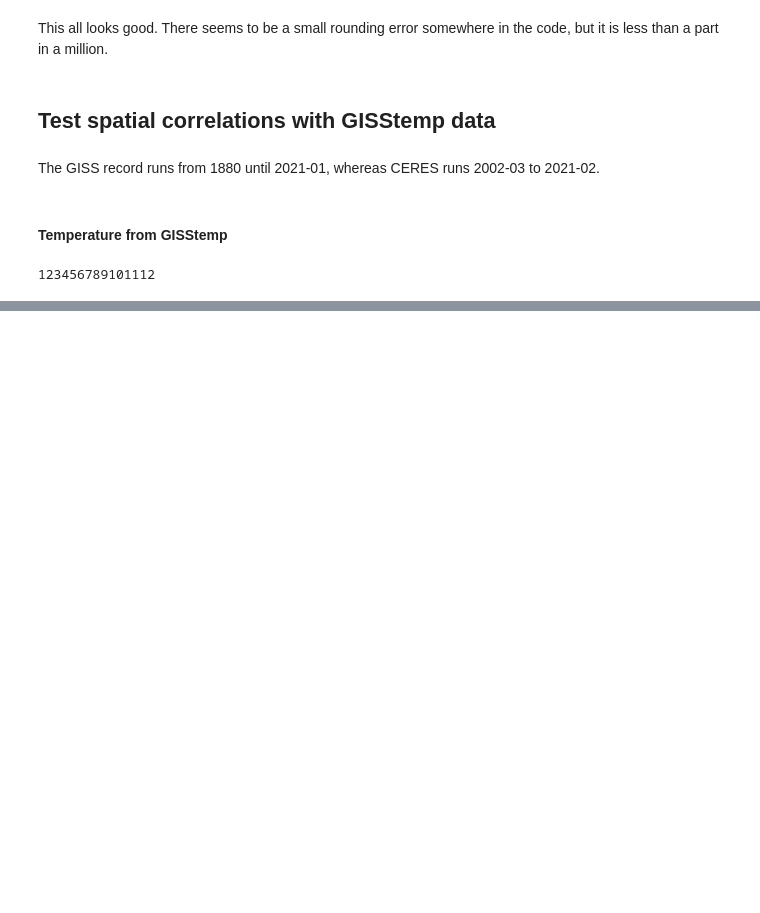
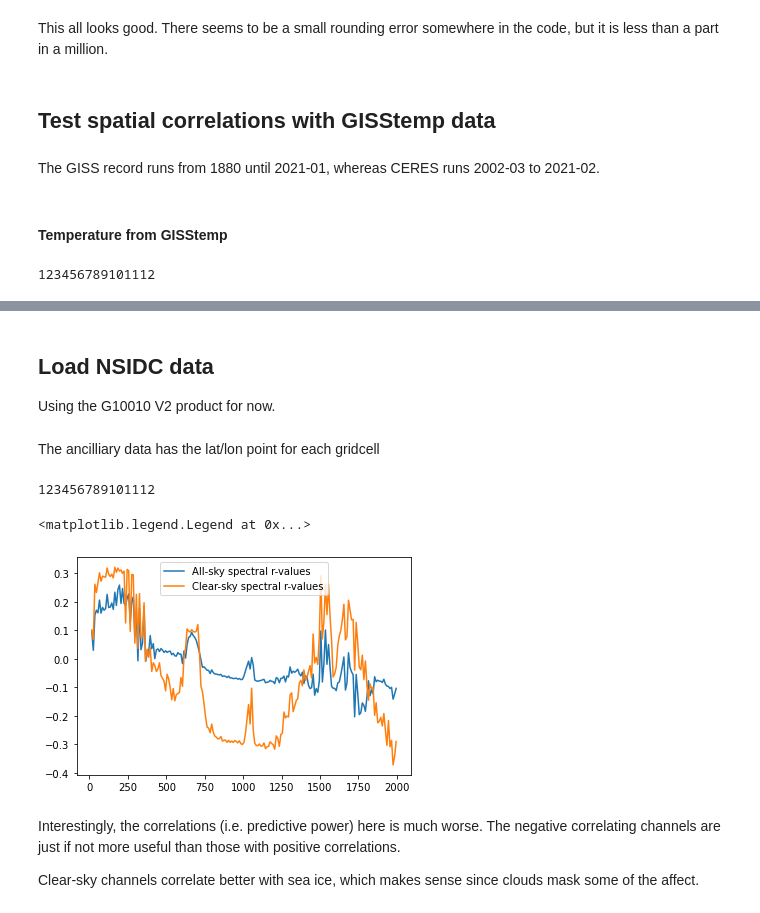
Before and after one commit to jshaw35/spectral_ice, a Jupyter notebook: AIRS_channel_selection.ipynb, the cells around one changed output, grey strips where cells are left out. Drawn from its saved outputs; the diff is of its cells as text; code cells hidden in the pictures; blank space fills up the shorter version.

```diff
--- a/AIRS_channel_selection.ipynb
+++ b/AIRS_channel_selection.ipynb
@@ -254,0 +319,6 @@ plt.plot(trends_reorg.wnum,np.array(rvals_list))
+# %% [markdown]
+## Load NSIDC data
+
+Using the G10010 V2 product for now.
+# %% [markdown]
+The ancilliary data has the lat/lon point for each gridcell
@@ -254,0 +330,47 @@ plt.plot(trends_reorg.wnum,np.array(rvals_list))
+# %%
+try:
+    nsidc_seaice = nsidc_seaice.rename({'latitude':'lat','longitude':'lon'})
+except:
+    pass
+
+# Subset by time and latitude
+g10010_tsel = nsidc_seaice.sel(time=slice('2001-01-01','2020-12-31'),lat=slice(90,59))
+
+# Need to perform a masked and weighted average because areas are not constant and land cells must be masked
+g10010_subset = masked_average(g10010_tsel['seaice_conc'],dim=['lon'],
+                                      weights=g10010_tsel['Gridcell_Area'],mask=(g10010_tsel['LandRegion_mask']==20))
+# %%
+g10010_trends,g10010_statsig,g10010_notnull = compute_trends_n_signif2(g10010_subset)
+# %% [output]
+123456789101112
+# %%
+g10010_interpd = g10010_trends.interp_like(all_data_spec_olr_clr['TREND'])
+# %%
+rvals_g10010 = {}
+rvals_list_g10010 =[]
+
+rvals_g10010_clr = {}
+rvals_list_g10010_clr =[]
+
+for _wnum,_wnum_clr in zip(trends_reorg,trends_clr_reorg):
+
+    r = calculate_spatial_correlation(_wnum,g10010_interpd)
+    r_clr = calculate_spatial_correlation(_wnum_clr,g10010_interpd)
+
+    rvals_g10010[str(_wnum.wnum.values)] = r
+    rvals_list_g10010.append(r)
+
+    rvals_g10010_clr[str(_wnum.wnum.values)] = r_clr
+    rvals_list_g10010_clr.append(r_clr)
+# %%
+plt.plot(trends_reorg.wnum,np.array(rvals_list_g10010),label='All-sky spectral r-values')
+plt.plot(trends_reorg.wnum,np.array(rvals_list_g10010_clr),label='Clear-sky spectral r-values')
+
+plt.legend()
+# %% [output]
+<matplotlib.legend.Legend at 0x...>
+[figure, added]
+# %% [markdown]
+Interestingly, the correlations (i.e. predictive power) here is much worse. The negative correlating channels are just if not more useful than those with positive correlations.
+
+Clear-sky channels correlate better with sea ice, which makes sense since clouds mask some of the affect.
```
Also changed, not shown: parts of 49 cells of this notebook, 3 other files.
